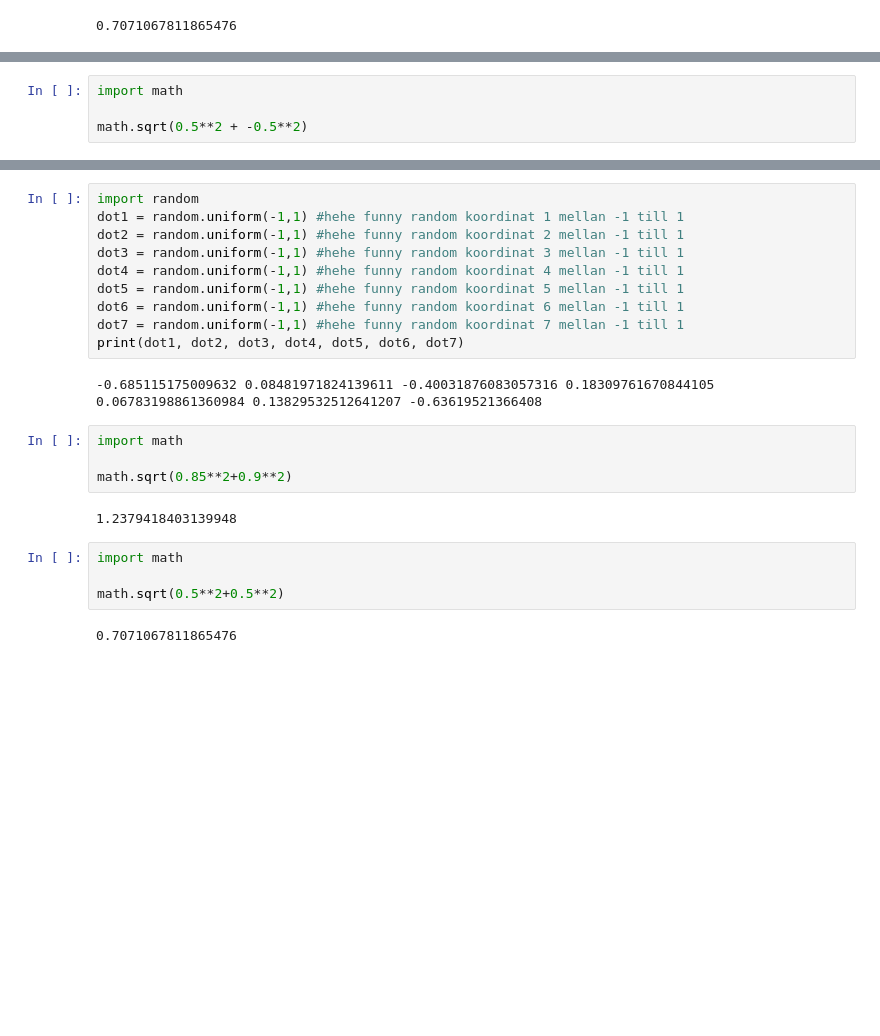
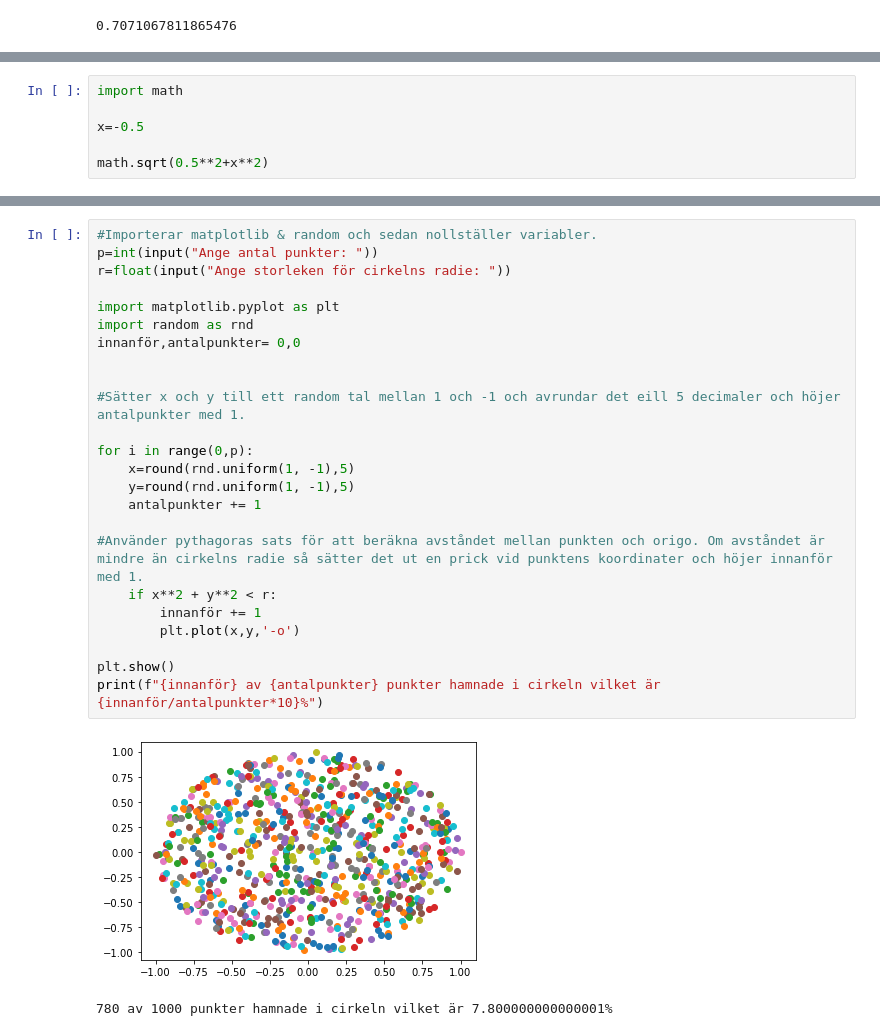
Before and after one commit to blarpet/PRO-AXEL-JOBSON, a Jupyter notebook: Programmeringslaboration 1/Uppgift 1.ipynb, the cells around one changed output, grey strips where cells are left out. Drawn from its saved outputs; the diff is of its cells as text; blank space fills up the shorter version.

```diff
--- a/Programmeringslaboration 1/Uppgift 1.ipynb
+++ b/Programmeringslaboration 1/Uppgift 1.ipynb
@@ -13,5 +15,7 @@ math.sqrt(1**2+1**2)
 # %%
 import math
 
-math.sqrt(0.5**2 + -0.5**2)
+x=-0.5
+
+math.sqrt(0.5**2+x**2)
 # %% [output]
@@ -19,24 +23,27 @@ SyntaxError: cannot assign to operator (<ipython-input-16-e559b1ca57d9>, line 3)
-# %%
-import random
-dot1 = random.uniform(-1,1) #hehe funny random koordinat 1 mellan -1 till 1
-dot2 = random.uniform(-1,1) #hehe funny random koordinat 2 mellan -1 till 1
-dot3 = random.uniform(-1,1) #hehe funny random koordinat 3 mellan -1 till 1
-dot4 = random.uniform(-1,1) #hehe funny random koordinat 4 mellan -1 till 1
-dot5 = random.uniform(-1,1) #hehe funny random koordinat 5 mellan -1 till 1
-dot6 = random.uniform(-1,1) #hehe funny random koordinat 6 mellan -1 till 1
-dot7 = random.uniform(-1,1) #hehe funny random koordinat 7 mellan -1 till 1
-print(dot1, dot2, dot3, dot4, dot5, dot6, dot7)
-# %% [output]
--0.685115175009632 0.08481971824139611 -0.40031876083057316 0.18309761670844105 0.06783198861360984 0.13829532512641207 -0.63619521366408
-# %%
-import math
-
-math.sqrt(0.85**2+0.9**2)
-# %% [output]
-1.2379418403139948
-# %%
-import math
-
-math.sqrt(0.5**2+0.5**2)
-# %% [output]
-0.7071067811865476
+# %%
+#Importerar matplotlib & random och sedan nollställer variabler.
+p=int(input("Ange antal punkter: "))
+r=float(input("Ange storleken för cirkelns radie: "))
+
+import matplotlib.pyplot as plt
+import random as rnd
+innanför,antalpunkter= 0,0
+
+
+#Sätter x och y till ett random tal mellan 1 och -1 och avrundar det eill 5 decimaler och höjer antalpunkter med 1.
+
+for i in range(0,p):
+    x=round(rnd.uniform(1, -1),5)
+    y=round(rnd.uniform(1, -1),5)
+    antalpunkter += 1
+
+#Använder pythagoras sats för att beräkna avståndet mellan punkten och origo. Om avståndet är mindre än cirkelns radie så sätter det ut en prick vid punktens koordinater och höjer innanför med 1.
+    if x**2 + y**2 < r:
+        innanför += 1
+        plt.plot(x,y,'-o')
+
+plt.show()
+print(f"{innanför} av {antalpunkter} punkter hamnade i cirkeln vilket är {innanför/antalpunkter*10}%")
+# %% [output]
+[figure, added]
+780 av 1000 punkter hamnade i cirkeln vilket är 7.800000000000001%
```
Also changed, not shown: parts of 2 cells of this notebook, 2 other files.
